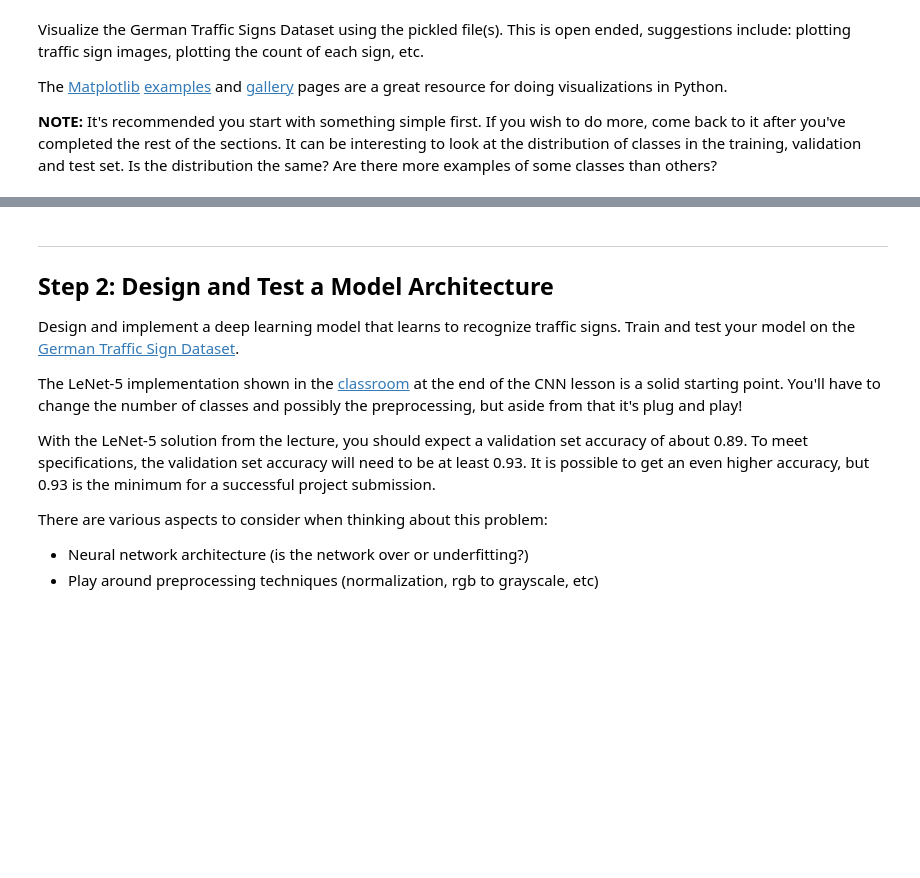
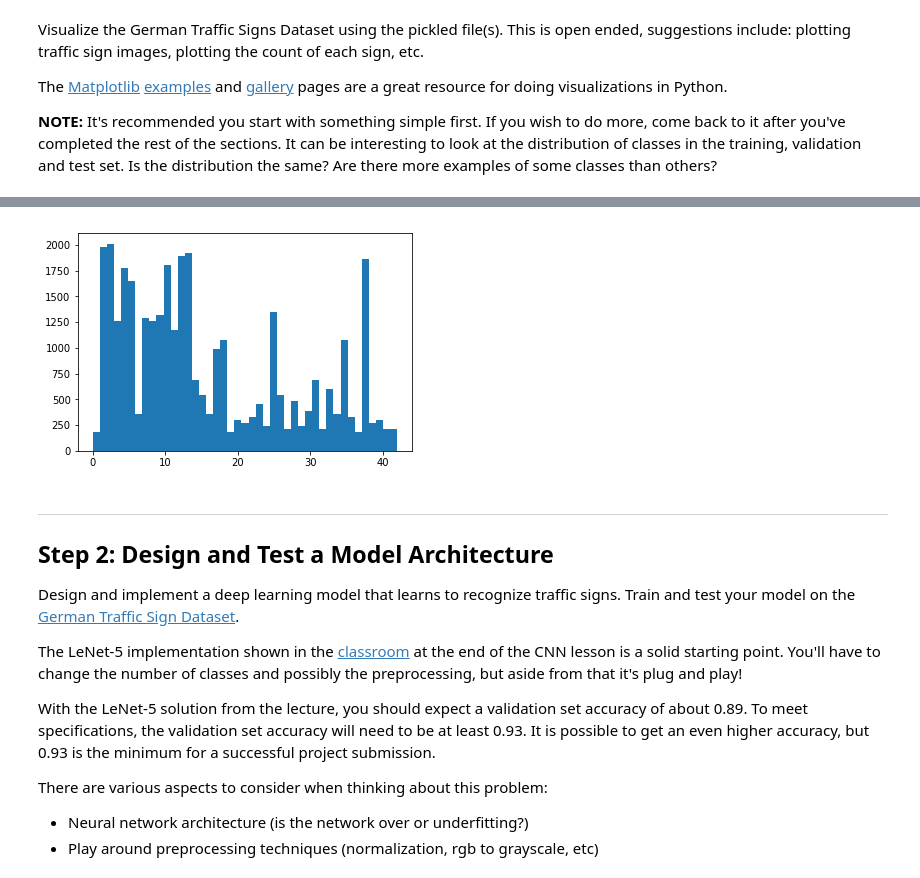
Before and after one commit to AlZi-88/SDCE_TrafficSignClassifier, a Jupyter notebook: Traffic_Sign_Classifier.ipynb, the cells around one changed output, grey strips where cells are left out. Saved outputs shown, nothing was run; the diff lists cells and outputs as text; code cells hidden in the pictures; blank space fills up the shorter version.

```diff
--- a/Traffic_Sign_Classifier.ipynb
+++ b/Traffic_Sign_Classifier.ipynb
@@ -117,3 +114,9 @@ plt.imshow(image)
+# %%
+fig, ax = plt.subplots()
+ax.hist(y_train, n_classes)
+fig.savefig('./examples/training_set_distributuion.png')
+# %% [output]
+[figure, added]
 # %% [markdown]
 ----
 
```
Also changed, not shown: parts of 5 cells of this notebook, 3 other files.
